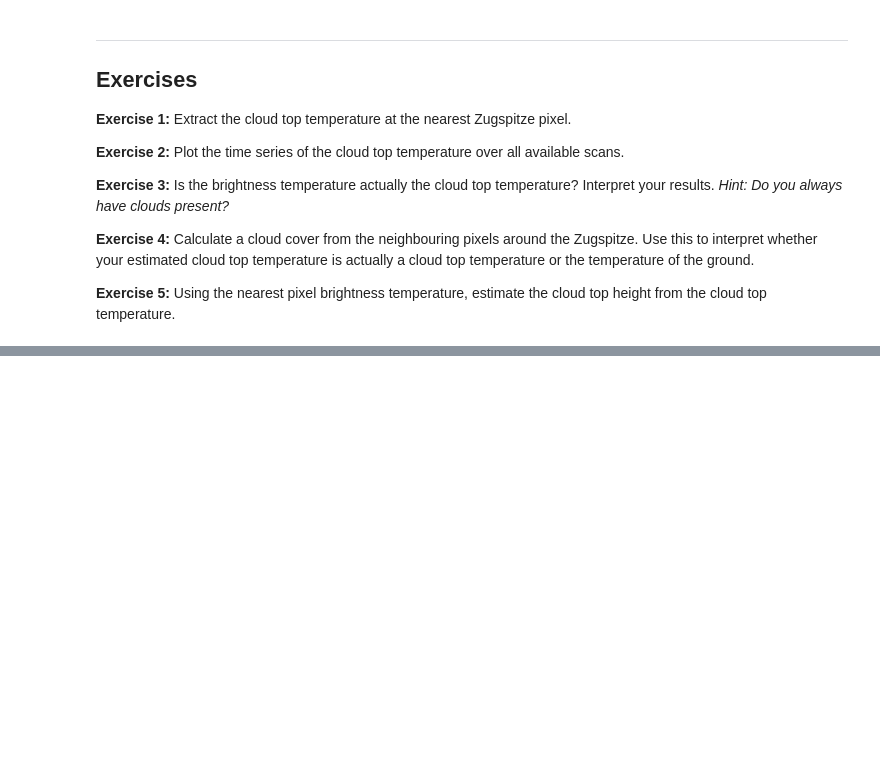
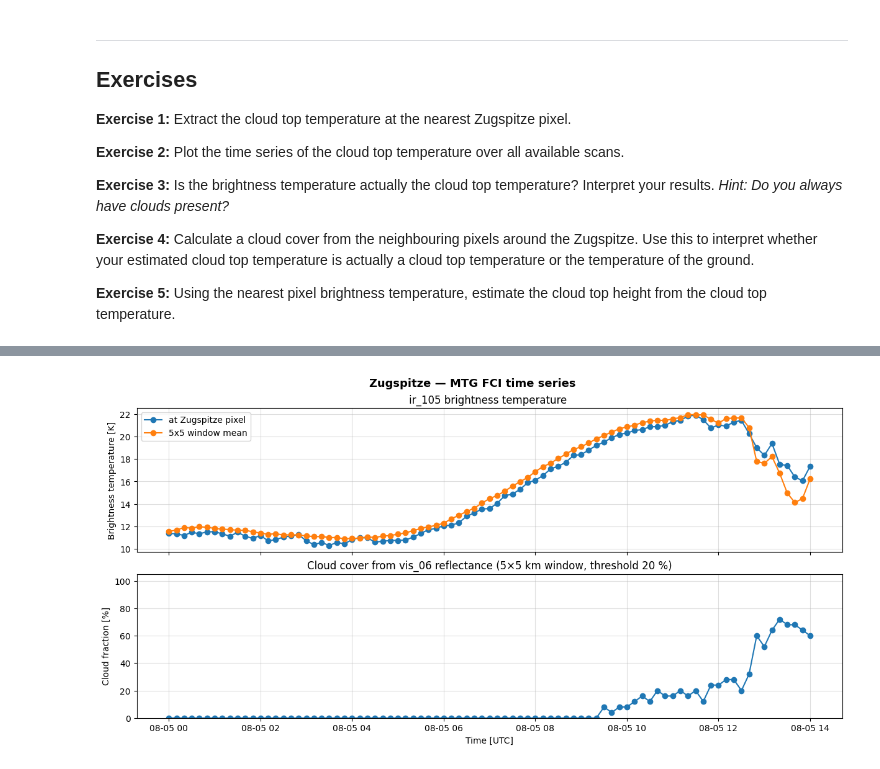
Before and after one commit to lterzi/UFS_practical_course, a Jupyter notebook: investigate_fci.ipynb, the cells around one changed output, grey strips where cells are left out. Saved outputs shown, nothing was run; the diff lists cells and outputs as text; code cells hidden in the pictures; blank space fills up the shorter version.

```diff
--- a/investigate_fci.ipynb
+++ b/investigate_fci.ipynb
@@ -349,0 +356,15 @@ plt.show()
+# %%
+import pandas as pd
+
+VIS06_CLOUD_THRESHOLD = 20.0  # % reflectance — above this is classified as cloudy
+CLOUD_WINDOW_HALF = 2          # ±2 vis_06 pixels (1 km res) → 5×5 km neighbourhood
+BT_WINDOW_HALF    = 1          # ±1 ir_105 pixel  (2 km res) → 3×3 pixels ≈ 6 km extent, closest match to 5 km
+
+ZUG_CROP_BBOX = (10.0, 46.8, 12.0, 48.0)
+
+# scan_groups is built in the data-loading cell above.
+print(f'Using {len(scan_groups)} scan(s) for the time series.')
+for i, group in enumerate(scan_groups[:5]):
+    print(f'  Scan {i+1}: {len(group)} files')
+if len(scan_groups) > 5:
+    print(f'  ... ({len(scan_groups) - 5} more)')
@@ -349,0 +462,5 @@ plt.show()
+# %%
+df = pd.DataFrame(records).sort_values('time').reset_index(drop=True)
+df.to_csv('plots/zugspitze_timeseries.csv', index=False)
+print('Saved to plots/zugspitze_timeseries.csv')
+df
@@ -349,0 +482,22 @@ plt.show()
+# %%
+fig, (ax_bt, ax_cf) = plt.subplots(2, 1, figsize=(12, 6), sharex=True, constrained_layout=True)
+
+ax_bt.plot(df['time'], df['bt_c'], marker='o', color='C0', linewidth=1.5, label='at Zugspitze pixel')
+ax_bt.plot(df['time'], df['bt_c_mean'], marker='o', color='C1', linewidth=1.5, label='5x5 window mean')
+ax_bt.set_ylabel('Brightness temperature [K]')
+ax_bt.set_title('ir_105 brightness temperature ')
+ax_bt.grid(alpha=0.4)
+ax_bt.legend()
+
+ax_cf.plot(df['time'], df['cloud_fraction'] * 100, marker='o', color='C0', linewidth=1.5)
+ax_cf.set_ylabel('Cloud fraction [%]')
+ax_cf.set_ylim(0, 105)
+ax_cf.set_xlabel('Time [UTC]')
+ax_cf.set_title(f'Cloud cover from vis_06 reflectance (5×5 km window, threshold {VIS06_CLOUD_THRESHOLD:.0f} %)')
+ax_cf.grid(alpha=0.4)
+
+fig.suptitle('Zugspitze — MTG FCI time series', fontsize=13, fontweight='bold')
+plt.savefig('plots/zugspitze_timeseries.png', dpi=150)
+plt.show()
+# %% [output]
+[figure, added]
```
Also changed, not shown: parts of 8 cells of this notebook.
